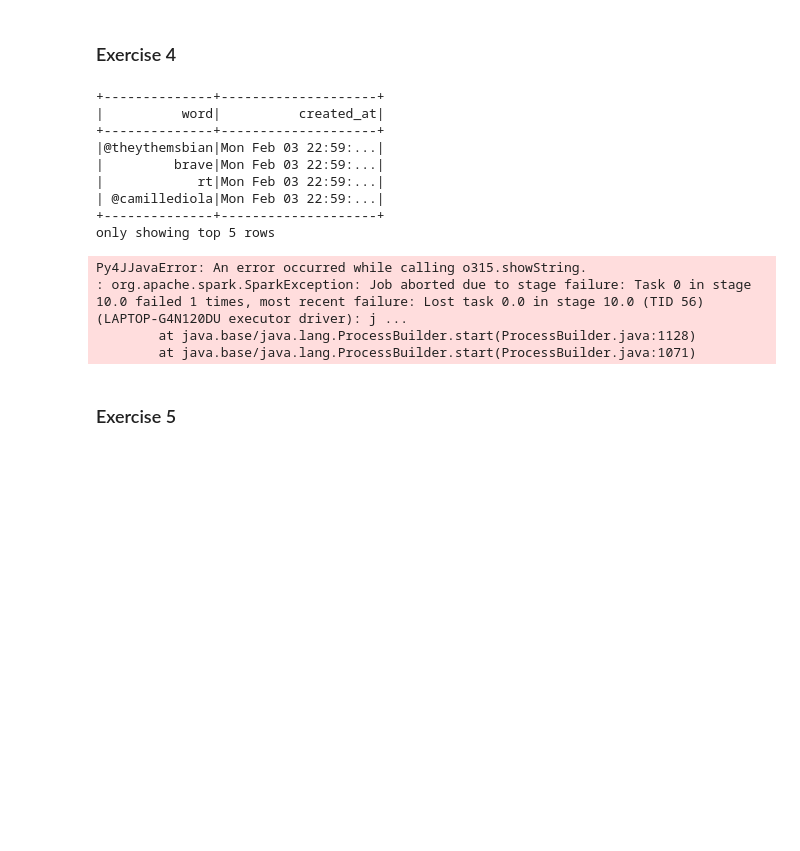
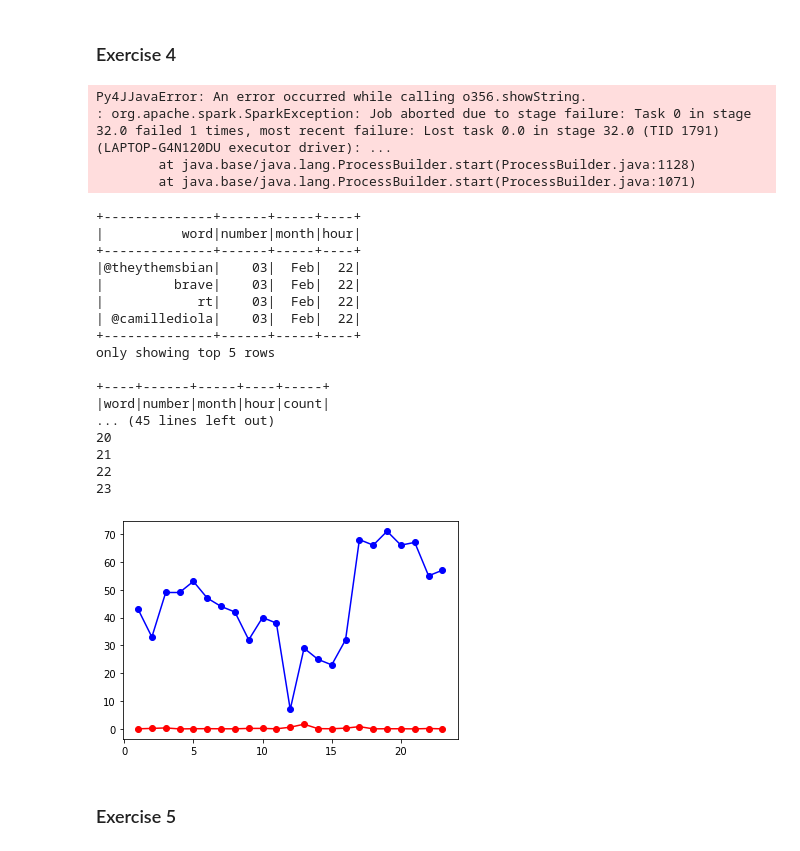
Before and after one commit to mammadov7/Project_INF583, a Jupyter notebook: project.ipynb, the cells around one changed output. Saved outputs shown, nothing was run; the diff lists cells and outputs as text; code cells hidden in the pictures; blank space fills up the shorter version.

```diff
--- a/project.ipynb
+++ b/project.ipynb
@@ -312,17 +311,7 @@ only showing top 20 rows
 # %% [markdown]
 ### Exercise 4
 # %%
-words_time = exp_words_f.select("word", "created_at").show(5)
+words_time = exp_words_f.select("word", "created_at")
-# %% [output]
-+--------------+--------------------+
-|          word|          created_at|
-+--------------+--------------------+
-|@theythemsbian|Mon Feb 03 22:59:...|
-|         brave|Mon Feb 03 22:59:...|
-|            rt|Mon Feb 03 22:59:...|
-| @camillediola|Mon Feb 03 22:59:...|
-+--------------+--------------------+
-only showing top 5 rows
 # %%
 import calendar
 from pyspark.sql.functions import col, udf
@@ -330,12 +319,12 @@ from pyspark.sql.types import IntegerType
 import pandas as pd
 
 #to format month in integer
-map_month = [(month, index) for index, month in enumerate(calendar.month_abbr) if month]
+map_month = {month:index for index, month in enumerate(calendar.month_abbr) if month}
 
 udf_function = udf(lambda month: map_month[month], returnType=IntegerType())
 
 #Splitting the column created at
-split_col = functions.split(words_filtered['created_at'], " |:")
+split_col = f.split(exp_words_f['created_at'], " |:")
 
 words_time = words_time.withColumn('day', split_col.getItem(0))
 words_time = words_time.withColumn('month', udf_function(split_col.getItem(1))) #month represented with irs number
@@ -344,8 +333,8 @@ words_time = words_time.withColumn('hour', split_col.getItem(3))
 words_time = words_time.withColumn('min', split_col.getItem(4))
 words_time.select("word", "number", "month", "hour").show()
 # %% [output]
-Py4JJavaError: An error occurred while calling o315.showString.
-: org.apache.spark.SparkException: Job aborted due to stage failure: Task 0 in stage 10.0 failed 1 times, most recent failure: Lost task 0.0 in stage 10.0 (TID 56) (LAPTOP-G4N120DU executor driver): j ...
+Py4JJavaError: An error occurred while calling o356.showString.
+: org.apache.spark.SparkException: Job aborted due to stage failure: Task 0 in stage 32.0 failed 1 times, most recent failure: Lost task 0.0 in stage 32.0 (TID 1791) (LAPTOP-G4N120DU executor driver): ...
         at java.base/java.lang.ProcessBuilder.start(ProcessBuilder.java:1128)
         at java.base/java.lang.ProcessBuilder.start(ProcessBuilder.java:1071)
 # %%
@@ -354,8 +343,8 @@ import datetime
 #Compute the delta between two date formated as ['number', 'month', 'hour'] in hour
 def get_delta_hours(start, end):
 
-    s = datetime.datetime(year=2020, month=start[1], day=int(start[0]), hour=int(start[2]), minute=0)
-    e = datetime.datetime(year=2020, month=end[1], day=int(end[0]), hour=int(end[2]), minute=0)
+    s = datetime.datetime(year=2020, month=map_month[start[1]], day=int(start[0]), hour=int(start[2]), minute=0)
+    e = datetime.datetime(year=2020, month=map_month[end[1]], day=int(end[0]), hour=int(end[2]), minute=0)
 
     time_delta = e-s
     delta_hours = time_delta.days*24 + time_delta.seconds//3600
@@ -452,9 +439,28 @@ def poisson_correlated_method(df, w, alpha, bucket_size):
 # %%
 data_by_hour = words_time.select("word", "number", "month", "hour")
 data_by_hour.show(5)
 
 #Apply poisson method with hourly buckets
-eta = poisson_method(data_by_hour, 'test', 0.95, 1)
+eta = poisson_method(data_by_hour, 'word', 0.95, 1)
+# %% [output]
++--------------+------+-----+----+
+|          word|number|month|hour|
++--------------+------+-----+----+
+|@theythemsbian|    03|  Feb|  22|
+|         brave|    03|  Feb|  22|
+|            rt|    03|  Feb|  22|
+| @camillediola|    03|  Feb|  22|
++--------------+------+-----+----+
+only showing top 5 rows
+
++----+------+-----+----+-----+
+|word|number|month|hour|count|
+... (45 lines left out)
+20
+21
+22
+23
+[figure, added]
 # %% [markdown]
 ### Exercise 5
 # %%
```
Also changed, not shown: parts of 7 cells of this notebook.
